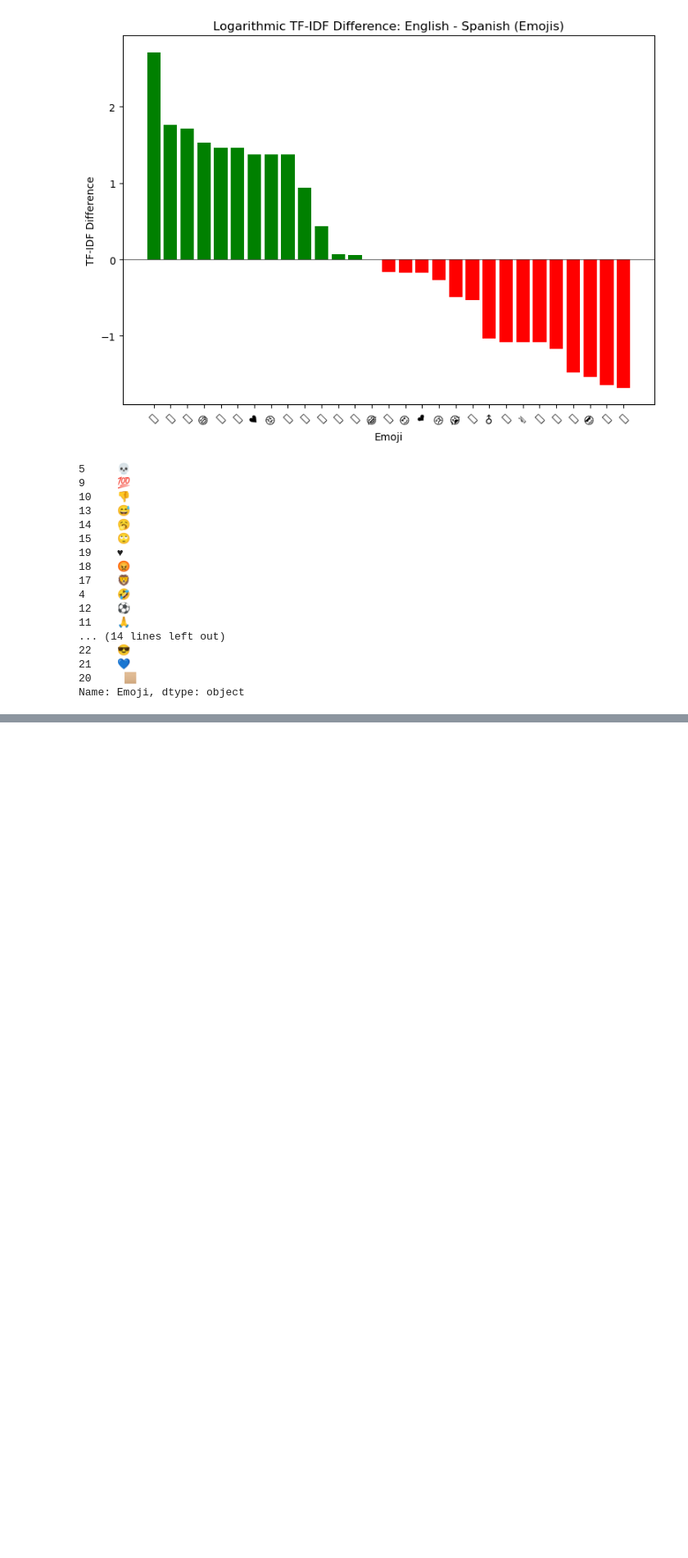
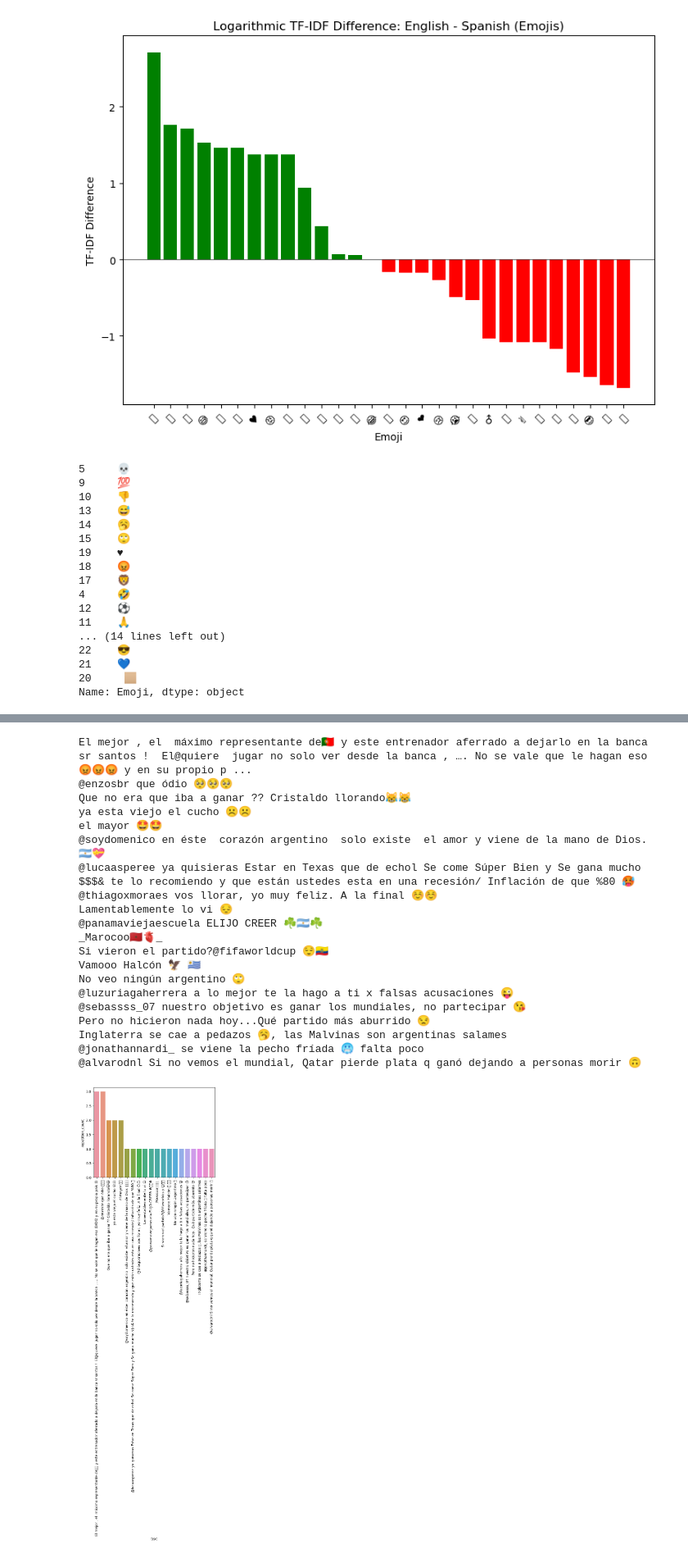
Before and after one commit to yuhsin-huang/EmojiResearch-WorldCup2022, a Jupyter notebook: 04-TF-IDF.ipynb, the cells around one changed output, grey strips where cells are left out. Shown at 82% size. Cells and saved outputs as stored; diff of their text form; code cells hidden in the pictures; blank space fills up the shorter version.

```diff
--- a/04-TF-IDF.ipynb
+++ b/04-TF-IDF.ipynb
@@ -448,0 +534,27 @@ Name: Emoji, dtype: object
+# %%
+es_top_comments = plot_tfidf_top_comments(es_df_tf_idf, es_corpus, es_df)
+s = es_top_comments.sort_values(by='repetition_count', ascending=False)['text'].tolist()
+for comment in s:
+    print(comment)
+# %% [output]
+El mejor , el  máximo representante de🇵🇹 y este entrenador aferrado a dejarlo en la banca sr santos !  El@quiere  jugar no solo ver desde la banca , …. No se vale que le hagan eso 😡😡😡 y en su propio p ...
+@enzosbr que ódio 🥺🥺🥺
+Que no era que iba a ganar ?? Cristaldo llorando😹😹
+ya esta viejo el cucho ☹☹
+el mayor 🤩🤩
+@soydomenico en éste  corazón argentino  solo existe  el amor y viene de la mano de Dios. 🇦🇷💝
+@lucaasperee ya quisieras Estar en Texas que de echol Se come Súper Bien y Se gana mucho $$$& te lo recomiendo y que están ustedes esta en una recesión/ Inflación de que %80 🥵
+@thiagoxmoraes vos llorar, yo muy feliz. A la final ☺️☺️
+Lamentablemente lo vi 😔
+@panamaviejaescuela ELIJO CREER ☘️🇦🇷☘️
+_Marocoo🇲🇦🫀_
+Si vieron el partido?@fifaworldcup 😌🇪🇨
+Vamooo Halcón 🦅 🇺🇾
+No veo ningún argentino 🙄
+@luzuriagaherrera a lo mejor te la hago a ti x falsas acusaciones 😜
+@sebassss_07 nuestro objetivo es ganar los mundiales, no partecipar 😘
+Pero no hicieron nada hoy...Qué partido más aburrido 😒
+Inglaterra se cae a pedazos 🥱, las Malvinas son argentinas salames
+@jonathannardi_ se viene la pecho fríada 🥶 falta poco
+@alvarodnl Si no vemos el mundial, Qatar pierde plata q ganó dejando a personas morir 🙃
+[figure, added]
```
Also changed, not shown: parts of 12 cells of this notebook.
